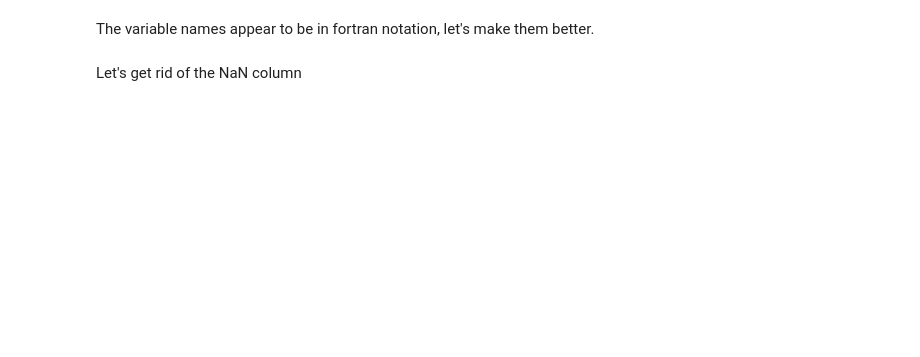
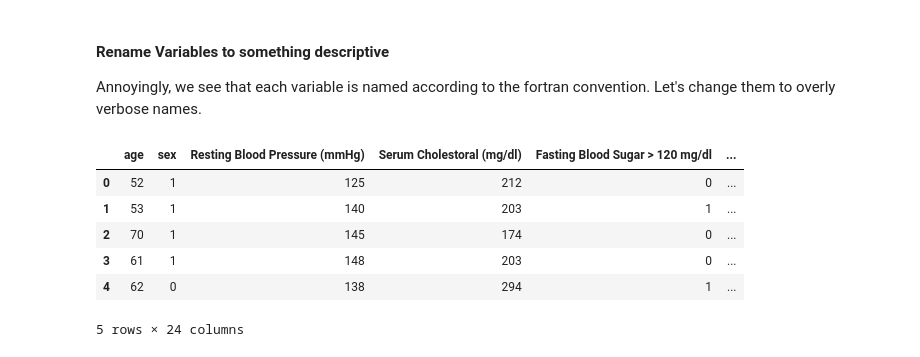
Before and after one commit to Logismos/heart_disease_prediction, a Jupyter notebook: heart_disease_prediction.ipynb, the cells around one changed output. Saved outputs shown, nothing was run; the diff lists cells and outputs as text; code cells hidden in the pictures; blank space fills up the shorter version.

```diff
--- a/heart_disease_prediction.ipynb
+++ b/heart_disease_prediction.ipynb
@@ -41,32 +166,40 @@ heart.head()
-# %% [markdown]
-The variable names appear to be in fortran notation, let's make them better.
+# %% [markdown]
+#### Rename Variables to something descriptive
+
+Annoyingly, we see that each variable is named according to the fortran convention. Let's change them to overly verbose names.
 # %%
 # Checkout https://archive.ics.uci.edu/ml/datasets/heart+Disease for a description of each variable
 
 renameColumns = {'trestbps': 'Resting Blood Pressure (mmHg)',
                  'chol': 'Serum Cholestoral (mg/dl)',
                  'fbs': 'Fasting Blood Sugar > 120 mg/dl',
                  'thalach': 'Maximum Heartrate Achieved',
                  'exang': 'Exercise Induced Angina',
                  'oldpeak': 'ST Depression',
                  'ca': 'Number of Major Blood Vessels',
                  'target': 'Heart Disease Present',
                  'cp_0': 'Chest Pain Typical Angina',
                  'cp_1': 'Chest Pain Atypical Angina',
                  'cp_2': 'Chest Pain Non-Anginal Pain',
                  'cp_3': 'Chest Pain Asymptomatic',
                  'restecg_0': 'Rest ECG normal',
                  'restecg_1': 'Rest ECG ST-T Wave Abnormality',
                  'restecg_2': 'Rest ECG Left Ventricular Hypertrophy',
                  'slope_0': 'Slope Upsloping',
                  'slope_1': 'Slope Flat',
                  'slope_2': 'Slope Downsloping',
-                 'thal_0': 'Thalassemia NaN',  # 0 is not a valid category
+                 'thal_0': 'Thalasemmia NaN',  # 0 is not a valid category
                  'thal_1': 'Thalasemmia Normal',
                  'thal_2': 'Thalasemmia Fixed Defect',
                  'thal_3': 'Thalasemmia Reversable Defect'}
 
 heart.rename(mapper = renameColumns, axis = 1, inplace=True)
 heart.head()
+# %% [output]
+|  | age | sex | Resting Blood Pressure (mmHg) | Serum Cholestoral (mg/dl) | Fasting Blood Sugar > 120 mg/dl | ... |
+| 0 | 52 | 1 | 125 | 212 | 0 | ... |
+| 1 | 53 | 1 | 140 | 203 | 1 | ... |
+| 2 | 70 | 1 | 145 | 174 | 0 | ... |
+| 3 | 61 | 1 | 148 | 203 | 0 | ... |
+| 4 | 62 | 0 | 138 | 294 | 1 | ... |
+5 rows × 24 columns
-# %% [markdown]
-Let's get rid of the NaN column
```
Also changed, not shown: parts of 107 cells of this notebook.
